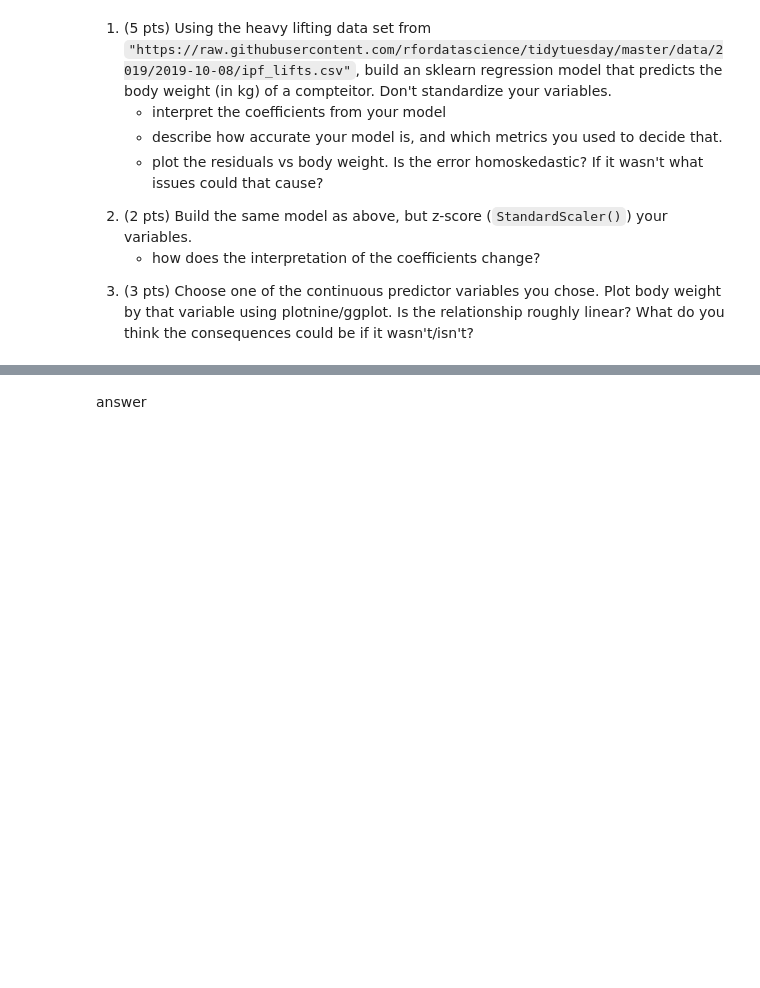
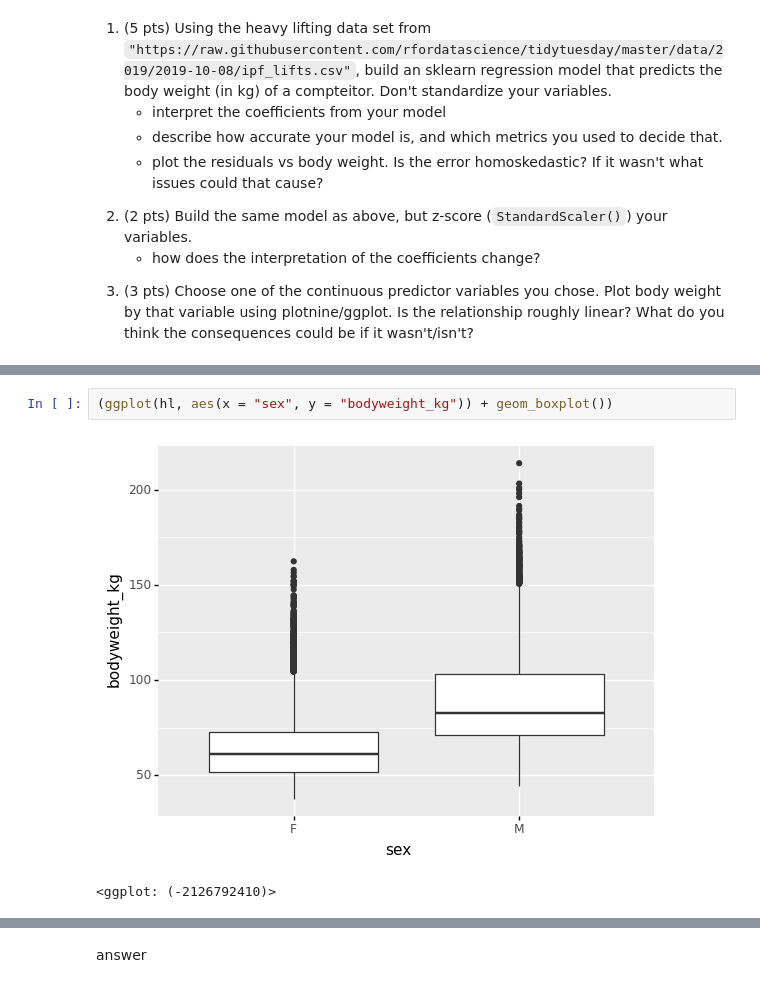
Before and after one commit to danshaub/CPSC392ParlettPelleriti, a Jupyter notebook: Assignments/HW2.ipynb, the cells around one changed output, grey strips where cells are left out. Saved outputs shown, nothing was run; the diff lists cells and outputs as text; blank space fills up the shorter version.

```diff
--- a/Assignments/HW2.ipynb
+++ b/Assignments/HW2.ipynb
@@ -26,0 +124,5 @@
+# %%
+(ggplot(hl, aes(x = "sex", y = "bodyweight_kg")) + geom_boxplot())
+# %% [output]
+[figure, added]
+<ggplot: (-2126792410)>
```
Also changed, not shown: parts of 41 cells of this notebook, 2 other files.
